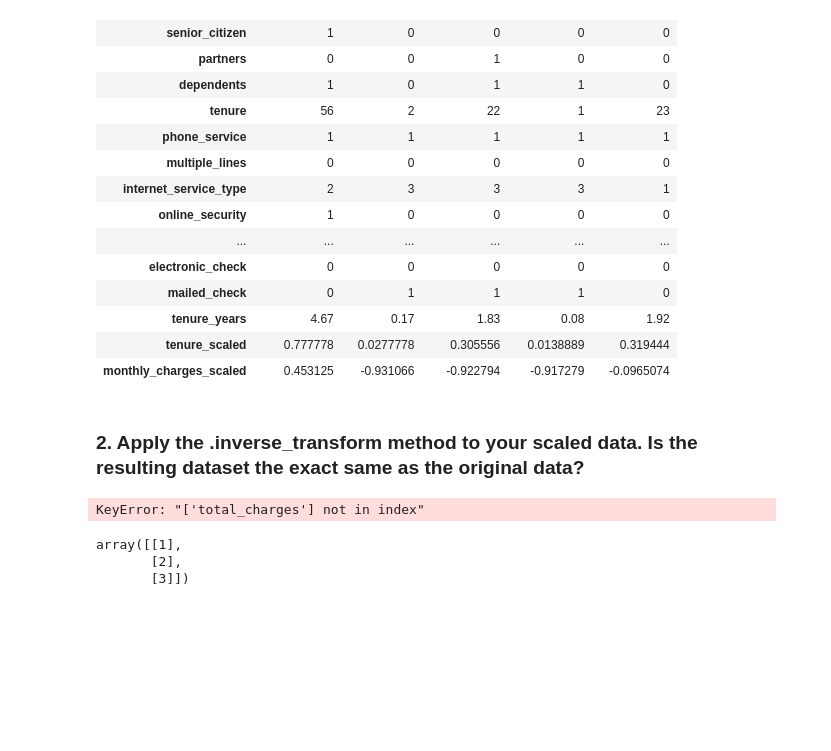
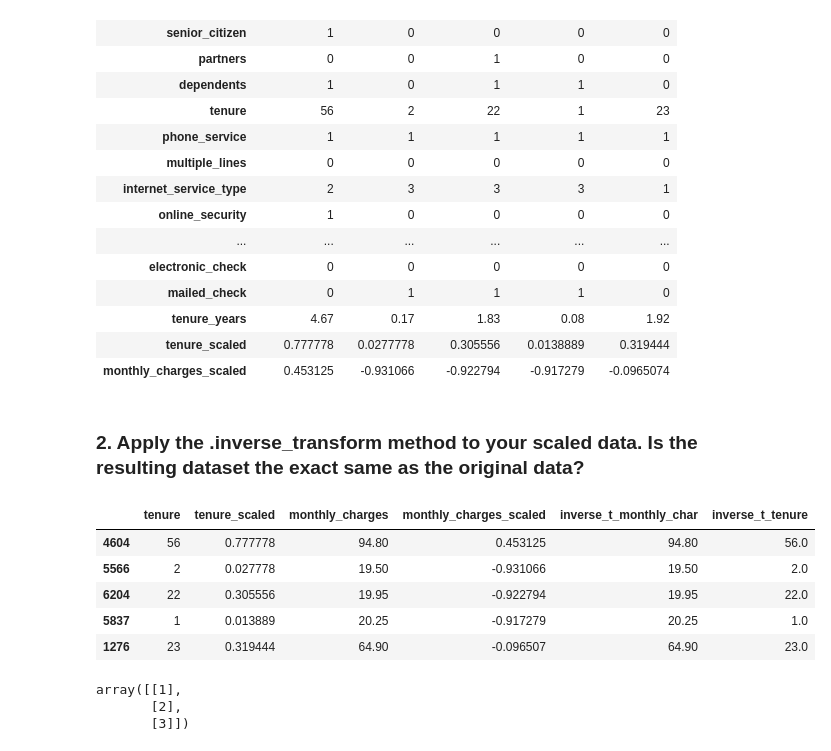
Before and after one commit to george887/regression-exercises, a Jupyter notebook: scaling.ipynb, the cells around one changed output. Drawn from its saved outputs; the diff is of its cells as text; code cells hidden in the pictures; blank space fills up the shorter version.

```diff
--- a/scaling.ipynb
+++ b/scaling.ipynb
@@ -81,13 +81,13 @@ train.tenure.plot.hist()
 [figure]
 # %%
 # 1. create the object
-scaler = sklearn.preprocessing.MinMaxScaler()
+scaler1 = sklearn.preprocessing.MinMaxScaler()
 # 2. fit the object
-scaler.fit(train[['tenure']])
+scaler1.fit(train[['tenure']])
 # 3. use the object
-train['tenure_scaled'] = scaler.transform(train[['tenure']])
-test['tenure_scaled'] = scaler.transform(test[['tenure']])
-validate['tenure_scaled'] = scaler.transform(validate[['tenure']])
+train['tenure_scaled'] = scaler1.transform(train[['tenure']])
+test['tenure_scaled'] = scaler1.transform(test[['tenure']])
+validate['tenure_scaled'] = scaler1.transform(validate[['tenure']])
 # %%
 plt.figure(figsize=(13, 6))
 plt.subplot(121)
@@ -238,17 +238,3 @@ train.head().T
 | monthly_charges_scaled | 0.453125 | -0.931066 | -0.922794 | -0.917279 | -0.0965074 |
 # %% [markdown]
 ### 2. Apply the .inverse_transform method to your scaled data. Is the resulting dataset the exact same as the original data?
-# %%
-# 1. create the object
-scaler = sklearn.preprocessing.MinMaxScaler()
-# 2. fit the object
-scaler.fit(train[["monthly_charges", 'total_charges']])
-# 3. use the object
-train_scaled = scaler.inverse_transform(train[['monthly_charges','total_charges']])
-# Turning np array into df
-train_scaled = pd.DataFrame(train_scaled, columns=['monthly_charges_scaled','total_charges_scaled'])
-train_scaled
-
-inversed_scaledscaler.inverse_transform(train_scaled[['monthly_charges_scaled', 'total_charges_scaled']])
-# %% [output]
-KeyError: "['total_charges'] not in index"
@@ -264,3 +241,20 @@ validate['monthly_charges_scaled'] = scaler.transform(validate[['monthly_charges
+# %%
+train2 = train[['tenure','tenure_scaled','monthly_charges','monthly_charges_scaled']]
+# Note the last ran scaler was for monthly_charges. Have to inverse transform on it.
+scaler.fit(train[['monthly_charges']])
+train2['inverse_t_monthly_char'] = scaler.inverse_transform(train[['monthly_charges_scaled']])
+train2
+# Again the first scaler ran from problem 1 was used. Make sure to keep track of each
+scaler1.fit(train[['tenure']])
+train2['inverse_t_tenure'] = scaler1.inverse_transform(train[['tenure_scaled']])
+train2.head()
+# %% [output]
+|  | tenure | tenure_scaled | monthly_charges | monthly_charges_scaled | inverse_t_monthly_char | inverse_t_tenure |
+| 4604 | 56 | 0.777778 | 94.80 | 0.453125 | 94.80 | 56.0 |
+| 5566 | 2 | 0.027778 | 19.50 | -0.931066 | 19.50 | 2.0 |
+| 6204 | 22 | 0.305556 | 19.95 | -0.922794 | 19.95 | 22.0 |
+| 5837 | 1 | 0.013889 | 20.25 | -0.917279 | 20.25 | 1.0 |
+| 1276 | 23 | 0.319444 | 64.90 | -0.096507 | 64.90 | 23.0 |
 # %%
 #How to reshape an array to have unlimited rows and 1 column
 x = np.array([1, 2, 3]).reshape(-1, 1)
```
Also changed, not shown: parts of 17 cells of this notebook.
